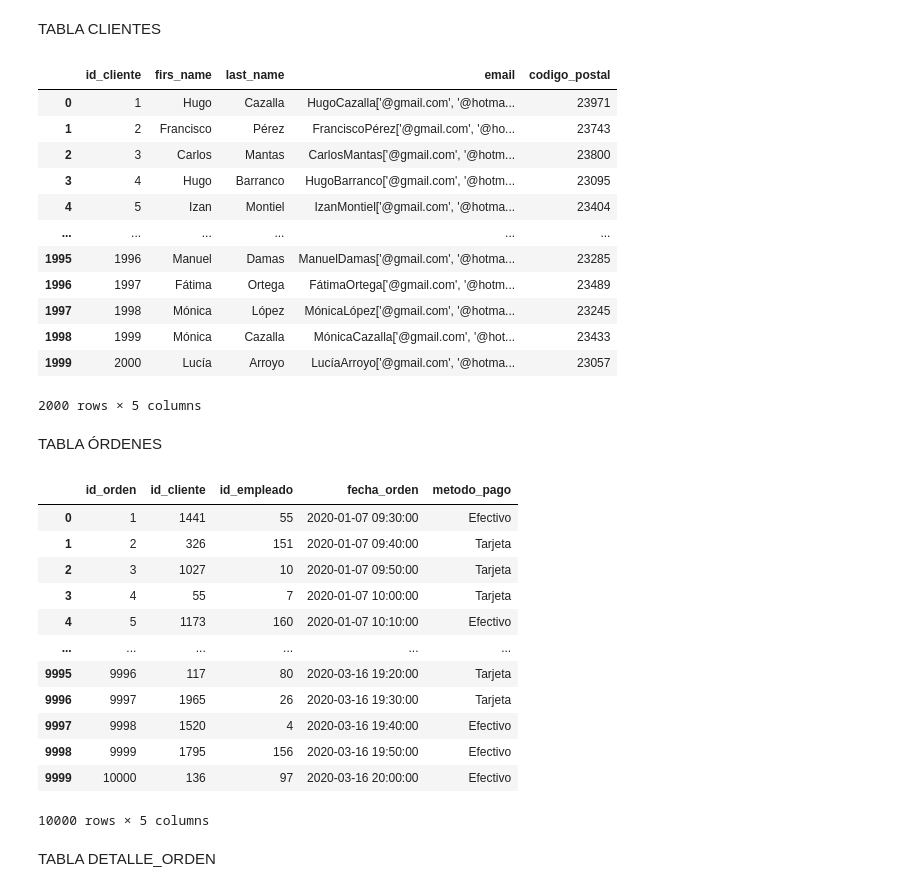
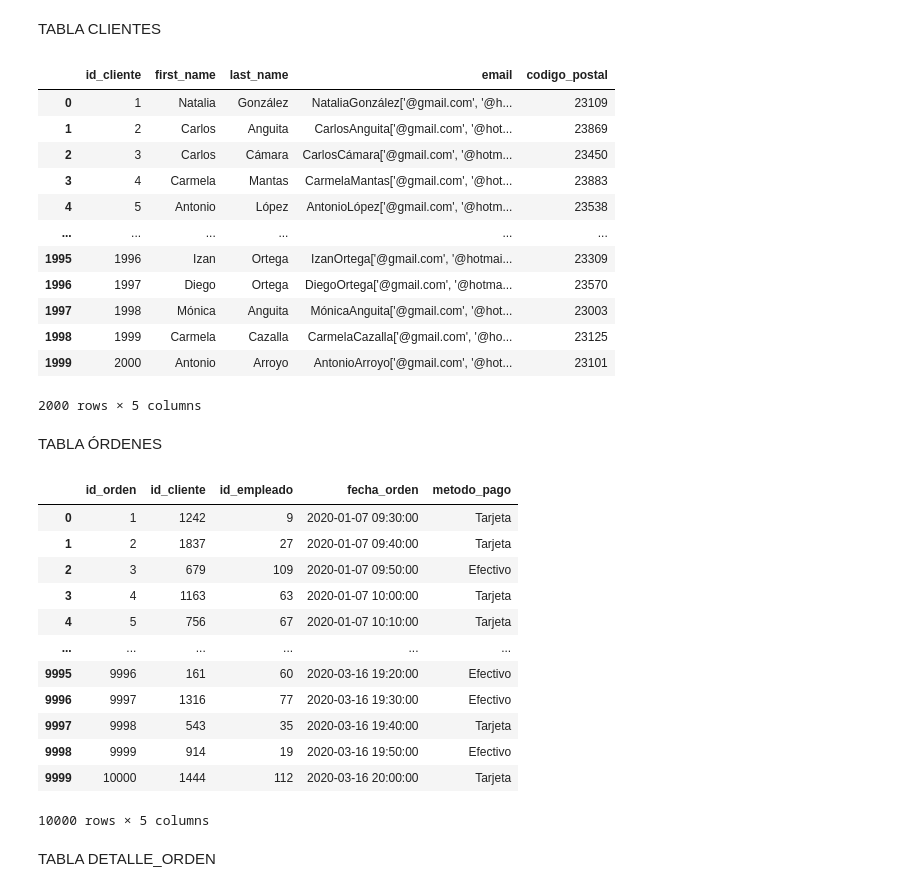
Before and after one commit to CarmenBarrancoGarcia/Carmen_cienciadatos, a Jupyter notebook: Módulo4_ Bases_Datos/M4_Carmen_Barranco_García.ipynb, the cells around one changed output. Saved outputs shown, nothing was run; the diff lists cells and outputs as text; code cells hidden in the pictures.

```diff
--- a/Módulo4_ Bases_Datos/M4_Carmen_Barranco_García.ipynb
+++ b/Módulo4_ Bases_Datos/M4_Carmen_Barranco_García.ipynb
@@ -291,34 +291,34 @@ TABLA CLIENTES
 # %%
 nombres = ["Carmen", "Manuel", "Fátima", "Marcos", "Noelia", "Hugo", "Rocío", "Javier", "Lucía", "Antonio", "María", "Francisco", "Carmela", "Izan", "Natalia", "Daniel", "Mónica", "Carlos", "Rosa", "Diego"]
 apellidos = ["Barranco", "Cazalla", "Mantas", "García", "Ortega", "Pérez", "Estévez", "Ramírez", "Armenteros", "Cámara","Anguita", "Arjona", "Arroyo", "Liébana", "López", "Montijano", "Damas", "González", "Montiel", "Morillas" ]
 emails = ["@gmail.com", "@hotmail.com", "@outlook.com"]
 
 cliente = []
 
 for num in range(2000):
     nombre = f"{random.choice(nombres)}"
     apellido = f"{random.choice(apellidos)}"
     email = f"{nombre}{apellido}{emails}"
     codigo_postal = random.randint(23000, 24000)
     cliente.append([nombre, apellido, email, codigo_postal])
 
-df_clientes = pd.DataFrame(cliente, columns=["firs_name", "last_name", "email", "codigo_postal"])
+df_clientes = pd.DataFrame(cliente, columns=["first_name", "last_name", "email", "codigo_postal"])
 df_clientes = df_clientes.reset_index().rename({'index': 'id_cliente'}, axis=1)
 df_clientes['id_cliente'] = df_clientes['id_cliente'] + 1
 df_clientes
 # %% [output]
-|  | id_cliente | firs_name | last_name | email | codigo_postal |
-| 0 | 1 | Hugo | Cazalla | HugoCazalla['@gmail.com', '@hotma... | 23971 |
-| 1 | 2 | Francisco | Pérez | FranciscoPérez['@gmail.com', '@ho... | 23743 |
-| 2 | 3 | Carlos | Mantas | CarlosMantas['@gmail.com', '@hotm... | 23800 |
-| 3 | 4 | Hugo | Barranco | HugoBarranco['@gmail.com', '@hotm... | 23095 |
-| 4 | 5 | Izan | Montiel | IzanMontiel['@gmail.com', '@hotma... | 23404 |
+|  | id_cliente | first_name | last_name | email | codigo_postal |
+| 0 | 1 | Natalia | González | NataliaGonzález['@gmail.com', '@h... | 23109 |
+| 1 | 2 | Carlos | Anguita | CarlosAnguita['@gmail.com', '@hot... | 23869 |
+| 2 | 3 | Carlos | Cámara | CarlosCámara['@gmail.com', '@hotm... | 23450 |
+| 3 | 4 | Carmela | Mantas | CarmelaMantas['@gmail.com', '@hot... | 23883 |
+| 4 | 5 | Antonio | López | AntonioLópez['@gmail.com', '@hotm... | 23538 |
 | ... | ... | ... | ... | ... | ... |
-| 1995 | 1996 | Manuel | Damas | ManuelDamas['@gmail.com', '@hotma... | 23285 |
-| 1996 | 1997 | Fátima | Ortega | FátimaOrtega['@gmail.com', '@hotm... | 23489 |
-| 1997 | 1998 | Mónica | López | MónicaLópez['@gmail.com', '@hotma... | 23245 |
-| 1998 | 1999 | Mónica | Cazalla | MónicaCazalla['@gmail.com', '@hot... | 23433 |
-| 1999 | 2000 | Lucía | Arroyo | LucíaArroyo['@gmail.com', '@hotma... | 23057 |
+| 1995 | 1996 | Izan | Ortega | IzanOrtega['@gmail.com', '@hotmai... | 23309 |
+| 1996 | 1997 | Diego | Ortega | DiegoOrtega['@gmail.com', '@hotma... | 23570 |
+| 1997 | 1998 | Mónica | Anguita | MónicaAnguita['@gmail.com', '@hot... | 23003 |
+| 1998 | 1999 | Carmela | Cazalla | CarmelaCazalla['@gmail.com', '@ho... | 23125 |
+| 1999 | 2000 | Antonio | Arroyo | AntonioArroyo['@gmail.com', '@hot... | 23101 |
 2000 rows × 5 columns
 # %% [markdown]
 TABLA ÓRDENES
@@ -341,17 +341,17 @@ df_ordenes['id_orden'] = df_ordenes['id_orden'] + 1
 df_ordenes
 # %% [output]
 |  | id_orden | id_cliente | id_empleado | fecha_orden | metodo_pago |
-| 0 | 1 | 1441 | 55 | 2020-01-07 09:30:00 | Efectivo |
-| 1 | 2 | 326 | 151 | 2020-01-07 09:40:00 | Tarjeta |
-| 2 | 3 | 1027 | 10 | 2020-01-07 09:50:00 | Tarjeta |
-| 3 | 4 | 55 | 7 | 2020-01-07 10:00:00 | Tarjeta |
-| 4 | 5 | 1173 | 160 | 2020-01-07 10:10:00 | Efectivo |
+| 0 | 1 | 1242 | 9 | 2020-01-07 09:30:00 | Tarjeta |
+| 1 | 2 | 1837 | 27 | 2020-01-07 09:40:00 | Tarjeta |
+| 2 | 3 | 679 | 109 | 2020-01-07 09:50:00 | Efectivo |
+| 3 | 4 | 1163 | 63 | 2020-01-07 10:00:00 | Tarjeta |
+| 4 | 5 | 756 | 67 | 2020-01-07 10:10:00 | Tarjeta |
 | ... | ... | ... | ... | ... | ... |
-| 9995 | 9996 | 117 | 80 | 2020-03-16 19:20:00 | Tarjeta |
-| 9996 | 9997 | 1965 | 26 | 2020-03-16 19:30:00 | Tarjeta |
-| 9997 | 9998 | 1520 | 4 | 2020-03-16 19:40:00 | Efectivo |
-| 9998 | 9999 | 1795 | 156 | 2020-03-16 19:50:00 | Efectivo |
-| 9999 | 10000 | 136 | 97 | 2020-03-16 20:00:00 | Efectivo |
+| 9995 | 9996 | 161 | 60 | 2020-03-16 19:20:00 | Efectivo |
+| 9996 | 9997 | 1316 | 77 | 2020-03-16 19:30:00 | Efectivo |
+| 9997 | 9998 | 543 | 35 | 2020-03-16 19:40:00 | Tarjeta |
+| 9998 | 9999 | 914 | 19 | 2020-03-16 19:50:00 | Efectivo |
+| 9999 | 10000 | 1444 | 112 | 2020-03-16 20:00:00 | Tarjeta |
 10000 rows × 5 columns
 # %% [markdown]
 TABLA DETALLE_ORDEN
```
Also changed, not shown: parts of 11 cells of this notebook.
